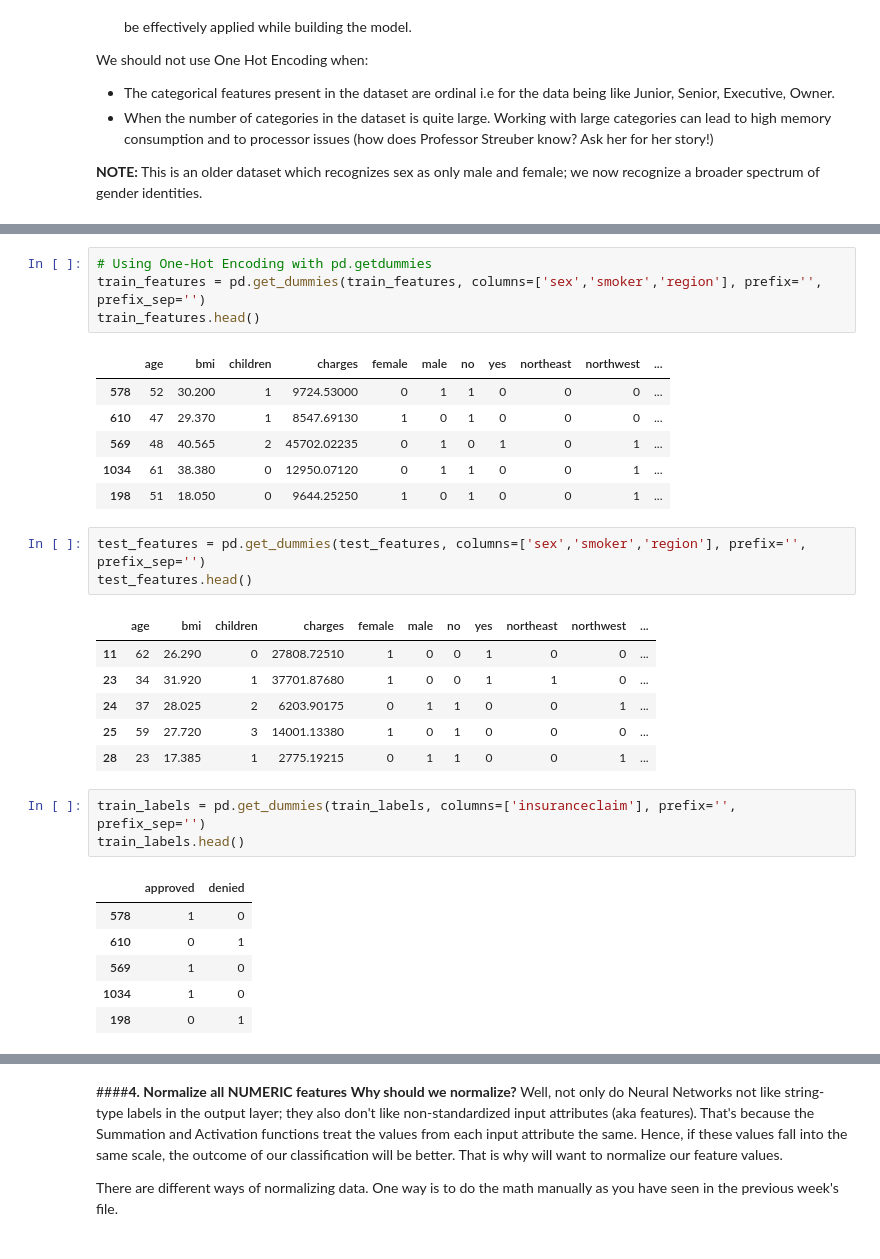
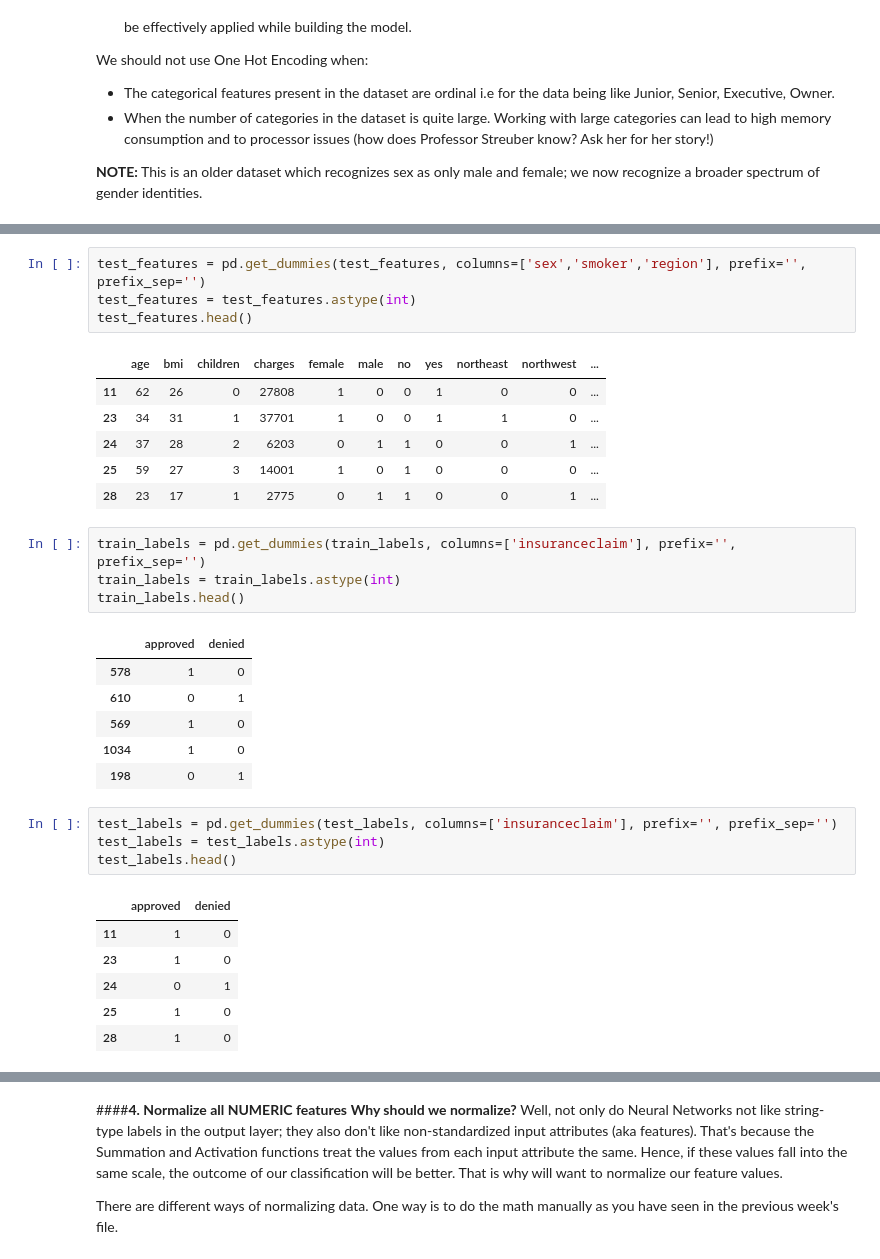
Before and after one commit to shstreuber/AI, a Jupyter notebook: Week4_TotalInsurance_HealthDivision.ipynb, the cells around one changed output, grey strips where cells are left out. Cells and saved outputs as stored; diff of their text form.

```diff
--- a/Week4_TotalInsurance_HealthDivision.ipynb
+++ b/Week4_TotalInsurance_HealthDivision.ipynb
@@ -217,31 +238,33 @@ We should not use One Hot Encoding when:
 # %%
-# Using One-Hot Encoding with pd.getdummies
-train_features = pd.get_dummies(train_features, columns=['sex','smoker','region'], prefix='', prefix_sep='')
-train_features.head()
+test_features = pd.get_dummies(test_features, columns=['sex','smoker','region'], prefix='', prefix_sep='')
+test_features = test_features.astype(int)
+test_features.head()
 # %% [output]
 |  | age | bmi | children | charges | female | male | no | yes | northeast | northwest | ... |
-| 578 | 52 | 30.200 | 1 | 9724.53000 | 0 | 1 | 1 | 0 | 0 | 0 | ... |
-| 610 | 47 | 29.370 | 1 | 8547.69130 | 1 | 0 | 1 | 0 | 0 | 0 | ... |
-| 569 | 48 | 40.565 | 2 | 45702.02235 | 0 | 1 | 0 | 1 | 0 | 1 | ... |
-| 1034 | 61 | 38.380 | 0 | 12950.07120 | 0 | 1 | 1 | 0 | 0 | 1 | ... |
-| 198 | 51 | 18.050 | 0 | 9644.25250 | 1 | 0 | 1 | 0 | 0 | 1 | ... |
+| 11 | 62 | 26 | 0 | 27808 | 1 | 0 | 0 | 1 | 0 | 0 | ... |
+| 23 | 34 | 31 | 1 | 37701 | 1 | 0 | 0 | 1 | 1 | 0 | ... |
+| 24 | 37 | 28 | 2 | 6203 | 0 | 1 | 1 | 0 | 0 | 1 | ... |
+| 25 | 59 | 27 | 3 | 14001 | 1 | 0 | 1 | 0 | 0 | 0 | ... |
+| 28 | 23 | 17 | 1 | 2775 | 0 | 1 | 1 | 0 | 0 | 1 | ... |
 # %%
-test_features = pd.get_dummies(test_features, columns=['sex','smoker','region'], prefix='', prefix_sep='')
-test_features.head()
+train_labels = pd.get_dummies(train_labels, columns=['insuranceclaim'], prefix='', prefix_sep='')
+train_labels = train_labels.astype(int)
+train_labels.head()
 # %% [output]
-|  | age | bmi | children | charges | female | male | no | yes | northeast | northwest | ... |
-| 11 | 62 | 26.290 | 0 | 27808.72510 | 1 | 0 | 0 | 1 | 0 | 0 | ... |
-| 23 | 34 | 31.920 | 1 | 37701.87680 | 1 | 0 | 0 | 1 | 1 | 0 | ... |
-| 24 | 37 | 28.025 | 2 | 6203.90175 | 0 | 1 | 1 | 0 | 0 | 1 | ... |
-| 25 | 59 | 27.720 | 3 | 14001.13380 | 1 | 0 | 1 | 0 | 0 | 0 | ... |
-| 28 | 23 | 17.385 | 1 | 2775.19215 | 0 | 1 | 1 | 0 | 0 | 1 | ... |
+|  | approved | denied |
+| 578 | 1 | 0 |
+| 610 | 0 | 1 |
+| 569 | 1 | 0 |
+| 1034 | 1 | 0 |
+| 198 | 0 | 1 |
 # %%
-train_labels = pd.get_dummies(train_labels, columns=['insuranceclaim'], prefix='', prefix_sep='')
-train_labels.head()
+test_labels = pd.get_dummies(test_labels, columns=['insuranceclaim'], prefix='', prefix_sep='')
+test_labels = test_labels.astype(int)
+test_labels.head()
 # %% [output]
 |  | approved | denied |
-| 578 | 1 | 0 |
-| 610 | 0 | 1 |
-| 569 | 1 | 0 |
-| 1034 | 1 | 0 |
-| 198 | 0 | 1 |
+| 11 | 1 | 0 |
+| 23 | 1 | 0 |
+| 24 | 0 | 1 |
+| 25 | 1 | 0 |
+| 28 | 1 | 0 |
```
Also changed, not shown: parts of 11 cells of this notebook.
